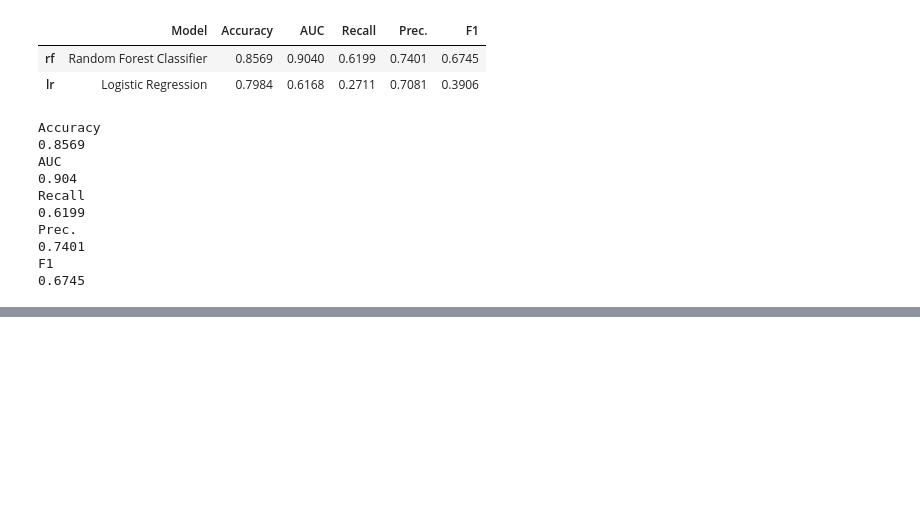
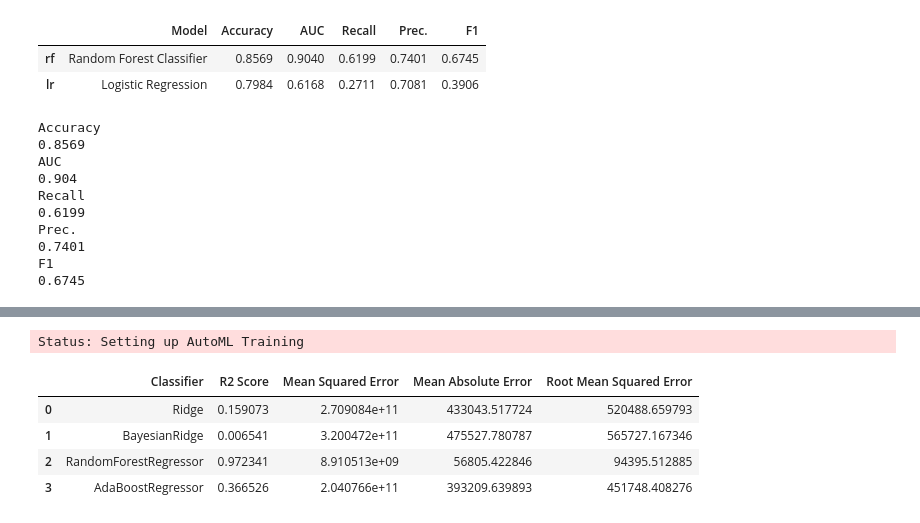
Before and after one commit to siddharth-mavani/LoCoML, a Jupyter notebook: backend/functions/temp.ipynb, the cells around one changed output, grey strips where cells are left out. Drawn from its saved outputs; the diff is of its cells as text; code cells hidden in the pictures; blank space fills up the shorter version.

```diff
--- a/backend/functions/temp.ipynb
+++ b/backend/functions/temp.ipynb
@@ -184,0 +598,4 @@ F1
+# %%
+X_train, X_test, y_train, y_test = train_test_split(data.drop(target_column, axis=1), data[target_column], test_size=0.2, random_state=42)
+# %%
+y_pred = model.predict(X_test)
@@ -184,0 +801,16 @@ F1
+# %%
+data = pd.read_csv('../../backend/Walmart.csv')
+target_column = 'Weekly_Sales'
+reg_util = RegressionUtility(data, target_column)
+# %%
+reg_util.trainAutoML()
+# %% [output]
+Status: Setting up AutoML Training
+# %%
+reg_util.results
+# %% [output]
+|  | Classifier | R2 Score | Mean Squared Error | Mean Absolute Error | Root Mean Squared Error |
+| 0 | Ridge | 0.159073 | 2.709084e+11 | 433043.517724 | 520488.659793 |
+| 1 | BayesianRidge | 0.006541 | 3.200472e+11 | 475527.780787 | 565727.167346 |
+| 2 | RandomForestRegressor | 0.972341 | 8.910513e+09 | 56805.422846 | 94395.512885 |
+| 3 | AdaBoostRegressor | 0.366526 | 2.040766e+11 | 393209.639893 | 451748.408276 |
```
Also changed, not shown: parts of 18 cells of this notebook, 24 other files.
